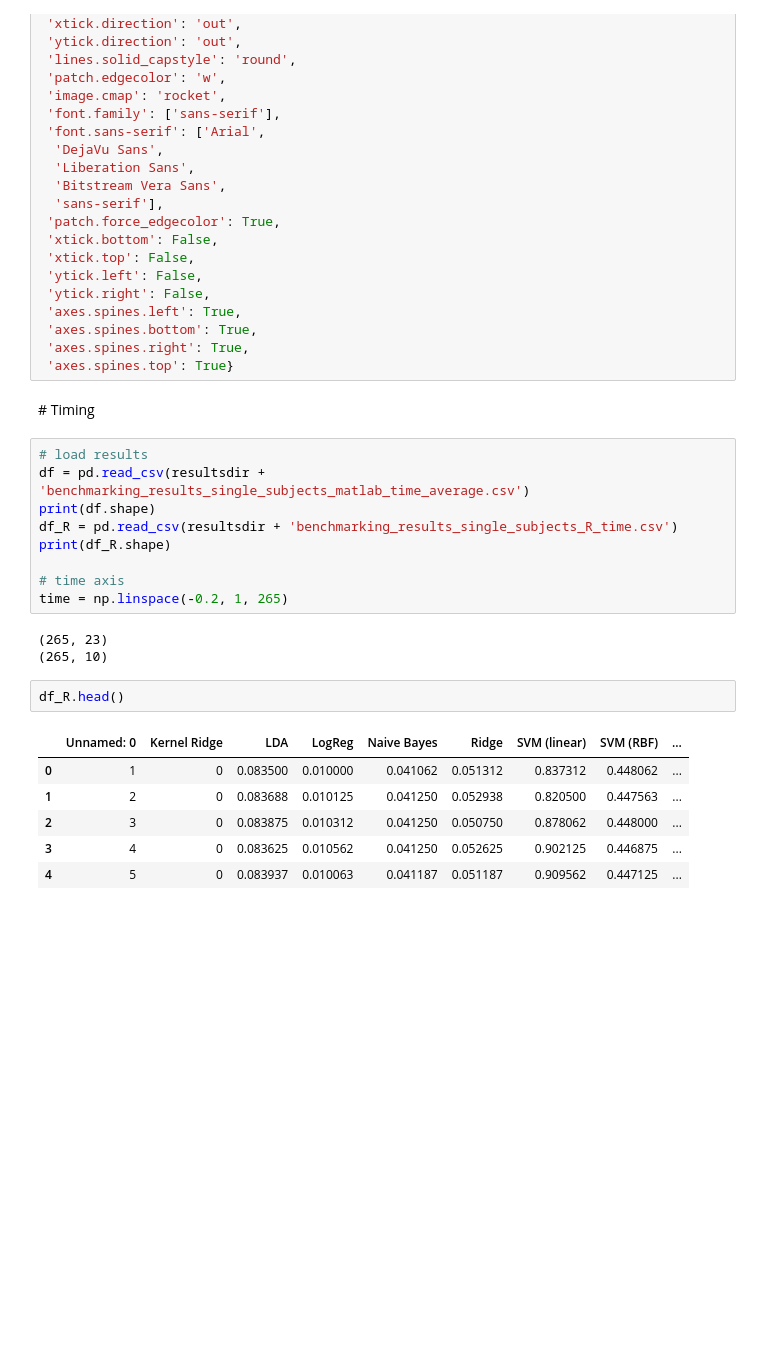
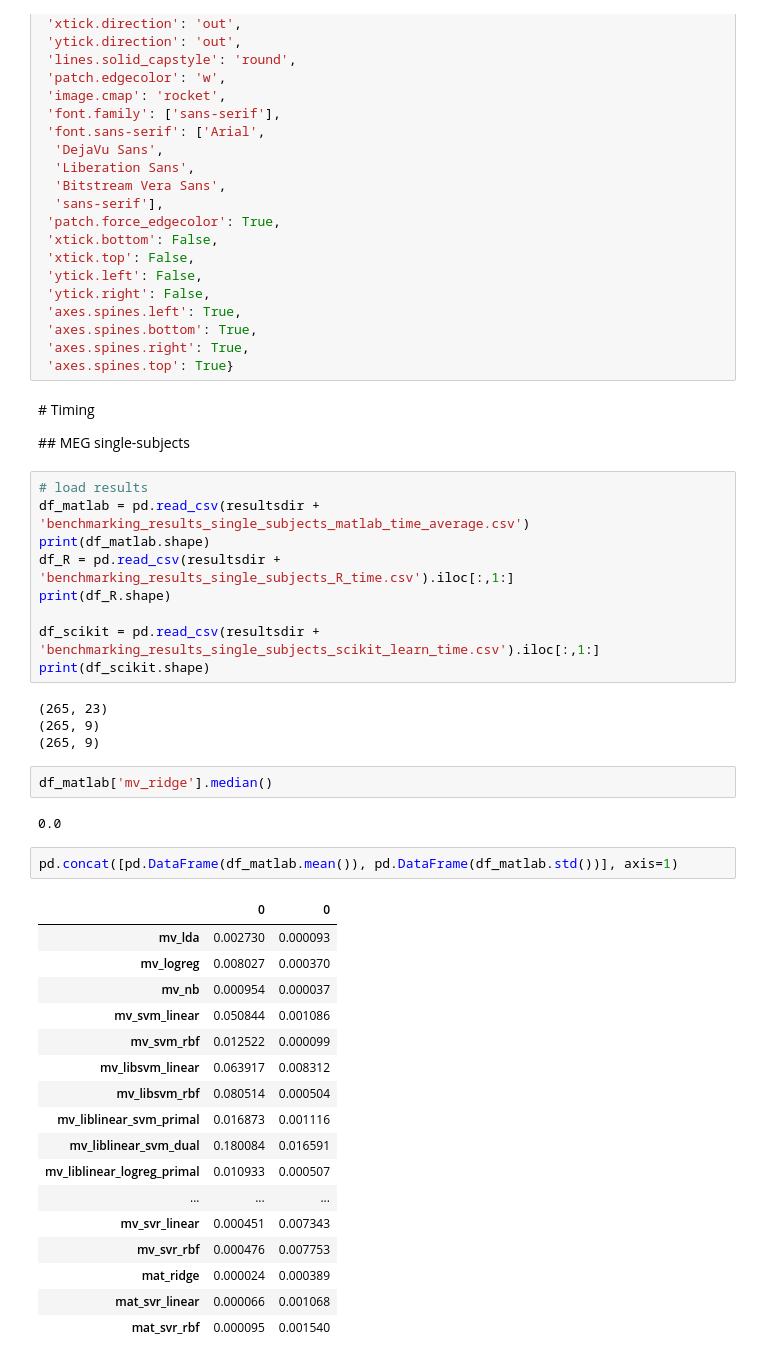
Before and after one commit to treder/MVPA-Light-Paper, a Jupyter notebook: analysis/benchmark_plot_results.ipynb, the cells around one changed output. Drawn from its saved outputs; the diff is of its cells as text; blank space fills up the shorter version.

```diff
--- a/analysis/benchmark_plot_results.ipynb
+++ b/analysis/benchmark_plot_results.ipynb
@@ -184,24 +184,42 @@ style = {'axes.facecolor': '#EAEAF2',
  'axes.spines.top': True}
 # %% [markdown]
 # Timing
+
+## MEG single-subjects
 # %%
 # load results
-df = pd.read_csv(resultsdir + 'benchmarking_results_single_subjects_matlab_time_average.csv')
-print(df.shape)
-df_R = pd.read_csv(resultsdir + 'benchmarking_results_single_subjects_R_time.csv')
+df_matlab = pd.read_csv(resultsdir + 'benchmarking_results_single_subjects_matlab_time_average.csv')
+print(df_matlab.shape)
+df_R = pd.read_csv(resultsdir + 'benchmarking_results_single_subjects_R_time.csv').iloc[:,1:]
 print(df_R.shape)
 
-# time axis
-time = np.linspace(-0.2, 1, 265)
+df_scikit = pd.read_csv(resultsdir + 'benchmarking_results_single_subjects_scikit_learn_time.csv').iloc[:,1:]
+print(df_scikit.shape)
 # %% [output]
 (265, 23)
-(265, 10)
+(265, 9)
+(265, 9)
-# %%
-df_R.head()
-# %% [output]
-|  | Unnamed: 0 | Kernel Ridge | LDA | LogReg | Naive Bayes | Ridge | SVM (linear) | SVM (RBF) | ... |
-| 0 | 1 | 0 | 0.083500 | 0.010000 | 0.041062 | 0.051312 | 0.837312 | 0.448062 | ... |
-| 1 | 2 | 0 | 0.083688 | 0.010125 | 0.041250 | 0.052938 | 0.820500 | 0.447563 | ... |
-| 2 | 3 | 0 | 0.083875 | 0.010312 | 0.041250 | 0.050750 | 0.878062 | 0.448000 | ... |
-| 3 | 4 | 0 | 0.083625 | 0.010562 | 0.041250 | 0.052625 | 0.902125 | 0.446875 | ... |
-| 4 | 5 | 0 | 0.083937 | 0.010063 | 0.041187 | 0.051187 | 0.909562 | 0.447125 | ... |
+# %%
+df_matlab['mv_ridge'].median()
+# %% [output]
+0.0
+# %%
+pd.concat([pd.DataFrame(df_matlab.mean()), pd.DataFrame(df_matlab.std())], axis=1)
+# %% [output]
+|  | 0 | 0 |
+| mv_lda | 0.002730 | 0.000093 |
+| mv_logreg | 0.008027 | 0.000370 |
+| mv_nb | 0.000954 | 0.000037 |
+| mv_svm_linear | 0.050844 | 0.001086 |
+| mv_svm_rbf | 0.012522 | 0.000099 |
+| mv_libsvm_linear | 0.063917 | 0.008312 |
+| mv_libsvm_rbf | 0.080514 | 0.000504 |
+| mv_liblinear_svm_primal | 0.016873 | 0.001116 |
+| mv_liblinear_svm_dual | 0.180084 | 0.016591 |
+| mv_liblinear_logreg_primal | 0.010933 | 0.000507 |
+| ... | ... | ... |
+| mv_svr_linear | 0.000451 | 0.007343 |
+| mv_svr_rbf | 0.000476 | 0.007753 |
+| mat_ridge | 0.000024 | 0.000389 |
+| mat_svr_linear | 0.000066 | 0.001068 |
+| mat_svr_rbf | 0.000095 | 0.001540 |
```
Also changed, not shown: parts of 11 cells of this notebook.
